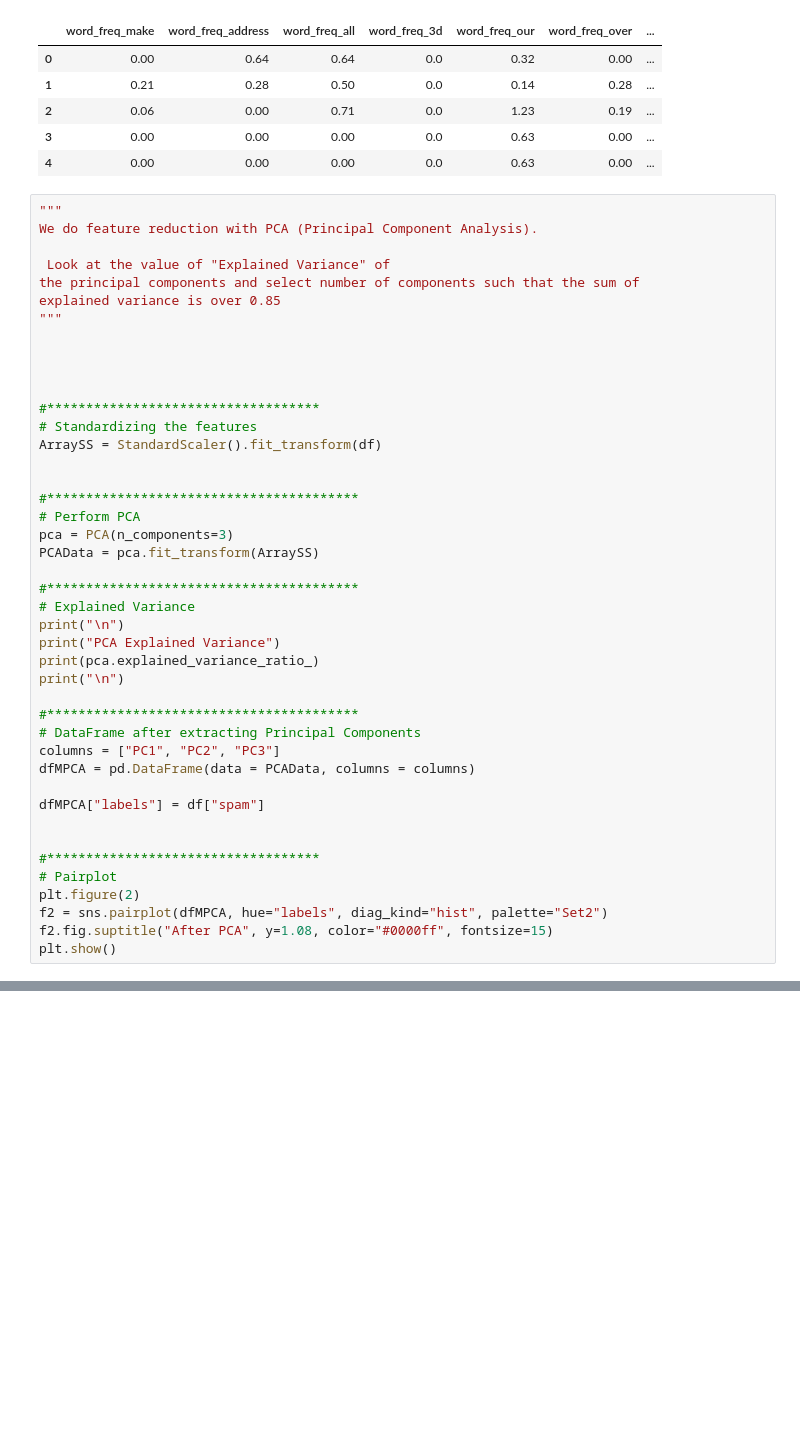
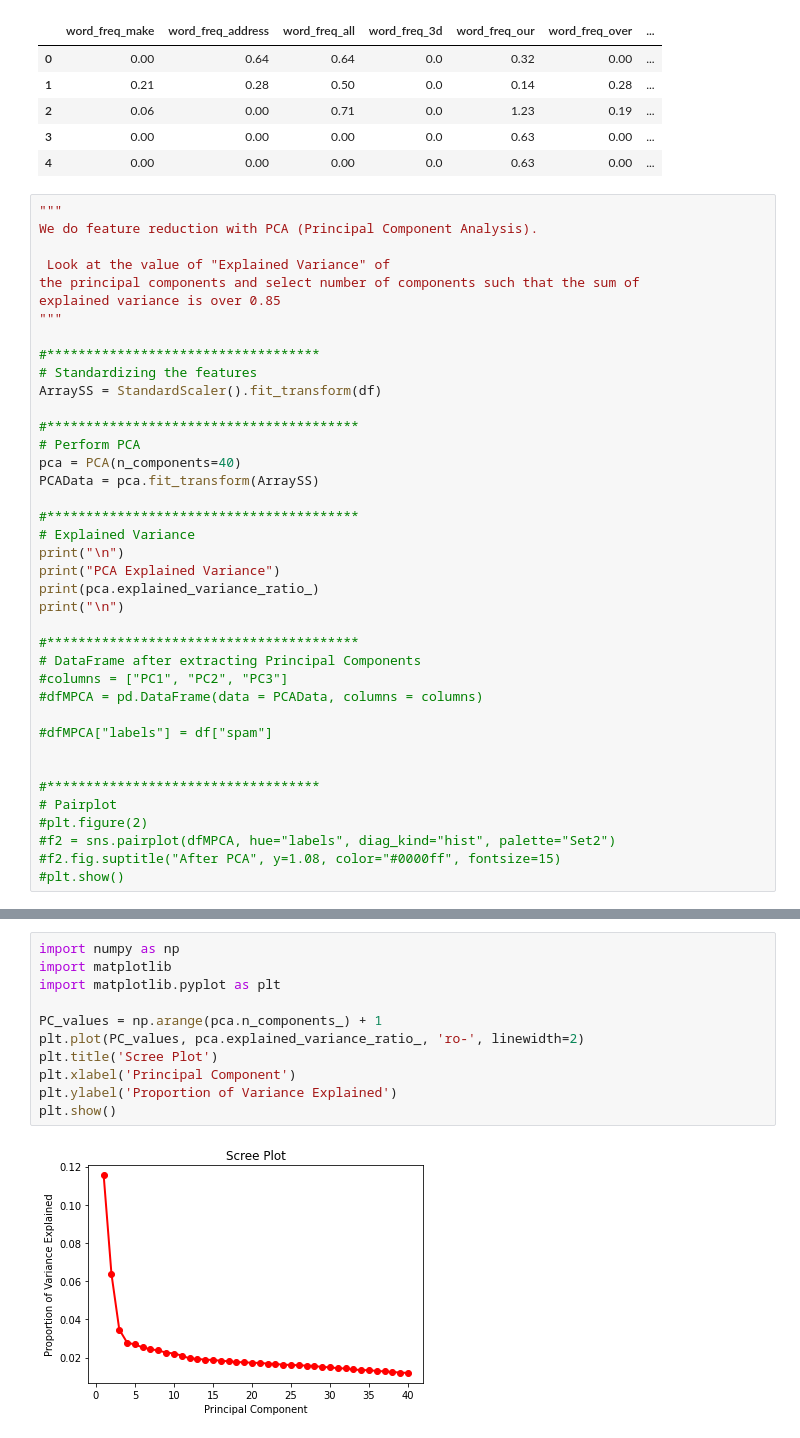
Before and after one commit to lcipolina/ML_Fundamentals, a Jupyter notebook: Assignment2-Part3.ipynb, the cells around one changed output, grey strips where cells are left out. Drawn from its saved outputs; the diff is of its cells as text; blank space fills up the shorter version.

```diff
--- a/Assignment2-Part3.ipynb
+++ b/Assignment2-Part3.ipynb
@@ -55,17 +55,13 @@ the principal components and select number of components such that the sum of
 explained variance is over 0.85
 """
 
-
-
-
 #***********************************
 # Standardizing the features
 ArraySS = StandardScaler().fit_transform(df)
 
-
 #****************************************
 # Perform PCA
-pca = PCA(n_components=3)
+pca = PCA(n_components=40)
 PCAData = pca.fit_transform(ArraySS)
 
 #****************************************
@@ -77,17 +73,17 @@ print("\n")
 
 #****************************************
 # DataFrame after extracting Principal Components
-columns = ["PC1", "PC2", "PC3"]
-dfMPCA = pd.DataFrame(data = PCAData, columns = columns)
+#columns = ["PC1", "PC2", "PC3"]
+#dfMPCA = pd.DataFrame(data = PCAData, columns = columns)
 
-dfMPCA["labels"] = df["spam"]
+#dfMPCA["labels"] = df["spam"]
 
 
 #***********************************
 # Pairplot
-plt.figure(2)
-f2 = sns.pairplot(dfMPCA, hue="labels", diag_kind="hist", palette="Set2")
-f2.fig.suptitle("After PCA", y=1.08, color="#0000ff", fontsize=15)
-plt.show()
+#plt.figure(2)
+#f2 = sns.pairplot(dfMPCA, hue="labels", diag_kind="hist", palette="Set2")
+#f2.fig.suptitle("After PCA", y=1.08, color="#0000ff", fontsize=15)
+#plt.show()
 # %% [output]
 PCA Explained Variance
@@ -96,0 +97,13 @@ PCA Explained Variance
+# %%
+import numpy as np
+import matplotlib
+import matplotlib.pyplot as plt
+
+PC_values = np.arange(pca.n_components_) + 1
+plt.plot(PC_values, pca.explained_variance_ratio_, 'ro-', linewidth=2)
+plt.title('Scree Plot')
+plt.xlabel('Principal Component')
+plt.ylabel('Proportion of Variance Explained')
+plt.show()
+# %% [output]
+[figure, added]
```
Also changed, not shown: parts of 3 cells of this notebook.
